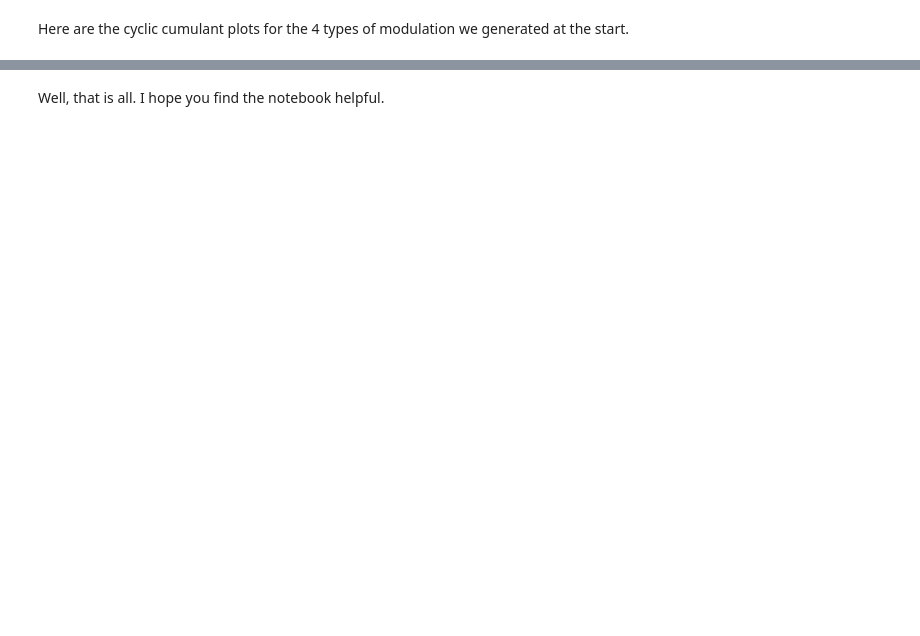
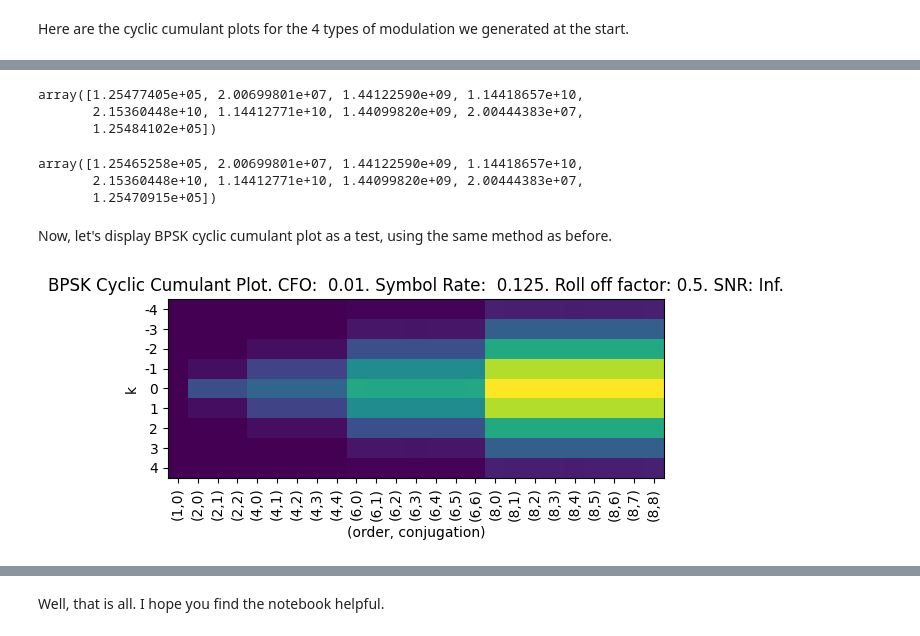
Before and after one commit to SuperStupidness/How-to-create-Cyclic-Cumulant-plot-estimate, a Jupyter notebook: how_to_create_cyclic_cumulant_plot_estimate.ipynb, the cells around one changed output, grey strips where cells are left out. Cells and saved outputs as stored; diff of their text form; code cells hidden in the pictures; blank space fills up the shorter version.

```diff
--- a/how_to_create_cyclic_cumulant_plot_estimate.ipynb
+++ b/how_to_create_cyclic_cumulant_plot_estimate.ipynb
@@ -773,0 +843,5 @@ fig.tight_layout()
+# %%
+signals = [1, 1, 0, 0]
+
+for n, p in enumerate(partition(signals), 1):
+    print(n, sorted(p))
@@ -773,0 +944,50 @@ fig.tight_layout()
+# %%
+# Checking...
+np.abs(calculate_cyclic_cumulant_any(bpsk_cfo, symbol_rate, 6, 4, BPSK_signal_with_offset))
+# %% [output]
+array([1.25477405e+05, 2.00699801e+07, 1.44122590e+09, 1.14418657e+10,
+       2.15360448e+10, 1.14412771e+10, 1.44099820e+09, 2.00444383e+07,
+       1.25484102e+05])
+# %%
+np.abs(cc_6_4_bpsk)
+# %% [output]
+array([1.25465258e+05, 2.00699801e+07, 1.44122590e+09, 1.14418657e+10,
+       2.15360448e+10, 1.14412771e+10, 1.44099820e+09, 2.00444383e+07,
+       1.25470915e+05])
+# %% [markdown]
+Now, let's display BPSK cyclic cumulant plot as a test, using the same method as before.
+# %%
+def calculate_cyclic_cumulant_up_to_8(cfo, symbol_rate, signal, warped):
+
+    all_cc = np.zeros([9, 25])
+    k = 1
+
+    for i in range(2, 10, 2):
+        for j in range(i + 1):
+            #print(j)
+            if warped:
+                all_cc[:, k] = np.abs(calculate_cyclic_cumulant_any(cfo, symbol_rate, i, j, signal)) ** (2/i)
+            else:
+                all_cc[:, k] = calculate_cyclic_cumulant_any(cfo, symbol_rate, i, j, signal)
+
+            k += 1
+
+    # print(all_cc.shape)
+    return all_cc
+# %%
+order_and_conjugation_8 = ["(1,0)", "(2,0)", "(2,1)", "(2,2)", "(4,0)", "(4,1)", "(4,2)", "(4,3)", "(4,4)", \
+                         "(6,0)", "(6,1)", "(6,2)", "(6,3)", "(6,4)", "(6,5)", "(6,6)", "(8,0)", "(8,1)", \
+                         "(8,2)", "(8,3)", "(8,4)", "(8,5)", "(8,6)", "(8,7)", "(8,8)"]
+
+bpsk_cc_8 = calculate_cyclic_cumulant_up_to_8(bpsk_cfo, symbol_rate, BPSK_signal_with_offset, True)
+
+plt.imshow(bpsk_cc_8)
+plt.xticks(range(25), labels=order_and_conjugation_8, rotation="vertical")
+plt.yticks(range(9), labels=range(-4, 5))
+plt.ylabel("k")
+plt.xlabel("(order, conjugation)")
+plt.title(f"BPSK Cyclic Cumulant Plot. CFO: {bpsk_cfo: .2f}. Symbol Rate: {symbol_rate: .3f}. Roll off factor: {beta}. SNR: Inf.")
+# plt.savefig("img/BPSK_cc_plot_8.png", bbox_inches='tight')
+plt.show()
+# %% [output]
+[figure, added]
```
Also changed, not shown: parts of 33 cells of this notebook, 11 other files.
